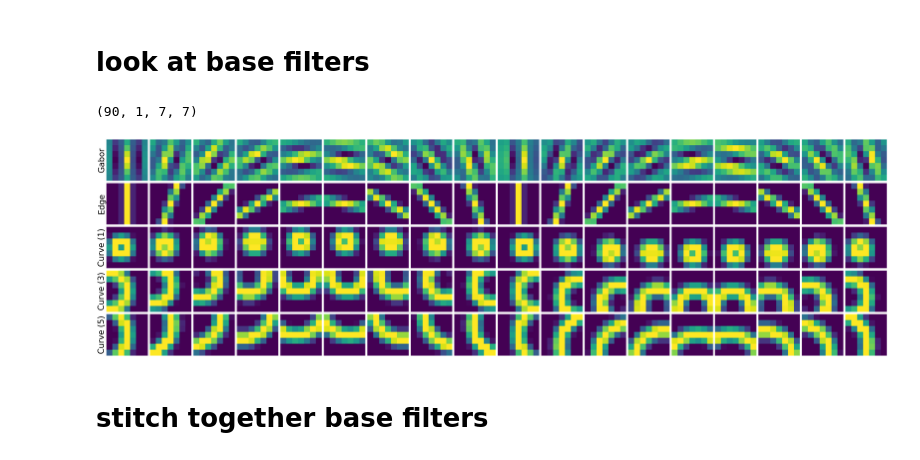
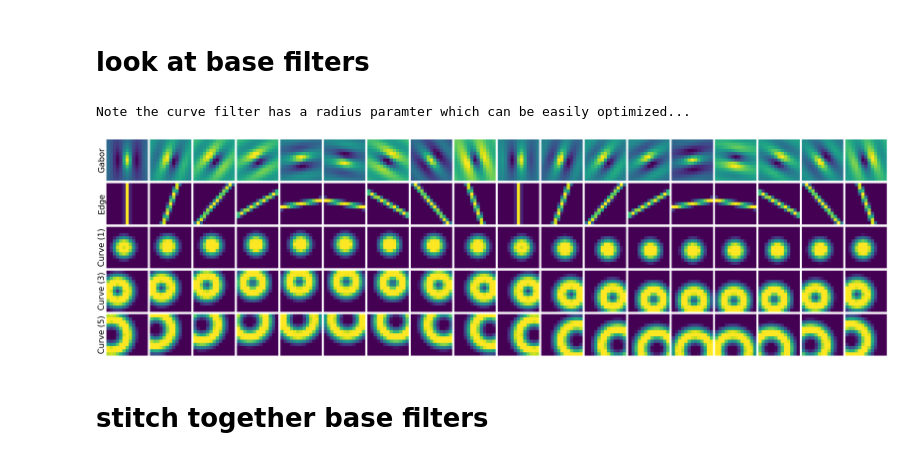
Before and after one commit to Yu-Group/adaptive-wavelets, a Jupyter notebook: notebooks/experimental/00_experimental.ipynb, the cells around one changed output. Drawn from its saved outputs; the diff is of its cells as text; code cells hidden in the pictures.

```diff
--- a/notebooks/experimental/00_experimental.ipynb
+++ b/notebooks/experimental/00_experimental.ipynb
@@ -13,25 +13,25 @@ The autoreload extension is already loaded. To reload it, use:
 # %% [markdown]
 # look at base filters
 # %%
-filter_size = 7
+filter_size = 13
 angle_step = 20
 ims = []
 for angle in tqdm(range(0, 360, angle_step)):
     ims.append(np.expand_dims(gabor_filter(filter_size, angle), 0))
 for angle in tqdm(range(0, 360, angle_step)):
     ims.append(np.expand_dims(edge_filter(filter_size, angle)[0], 0))
 for angle in tqdm(range(0, 360, angle_step)):
     ims.append(np.expand_dims(curve_filter(filter_size, angle, radius=1)[0], 0))
 for angle in tqdm(range(0, 360, angle_step)):
     ims.append(np.expand_dims(curve_filter(filter_size, angle, radius=3)[0], 0))
 for angle in tqdm(range(0, 360, angle_step)):
     ims.append(np.expand_dims(curve_filter(filter_size, angle, radius=5)[0], 0))
 
 print('Note the curve filter has a radius paramter which can be easily optimized...')
 viz.plot_grid(ims, ylabs=['Gabor', 'Edge', 'Curve (1)', 'Curve (3)', 'Curve (5)'], fontsize_ylab=40)
 # %% [output]
-(90, 1, 7, 7)
+Note the curve filter has a radius paramter which can be easily optimized...
-[figure, old version]
+[figure, new version]
 # %% [markdown]
 # stitch together base filters
 # %%
```
Also changed, not shown: parts of 6 cells of this notebook, 1 other file.
